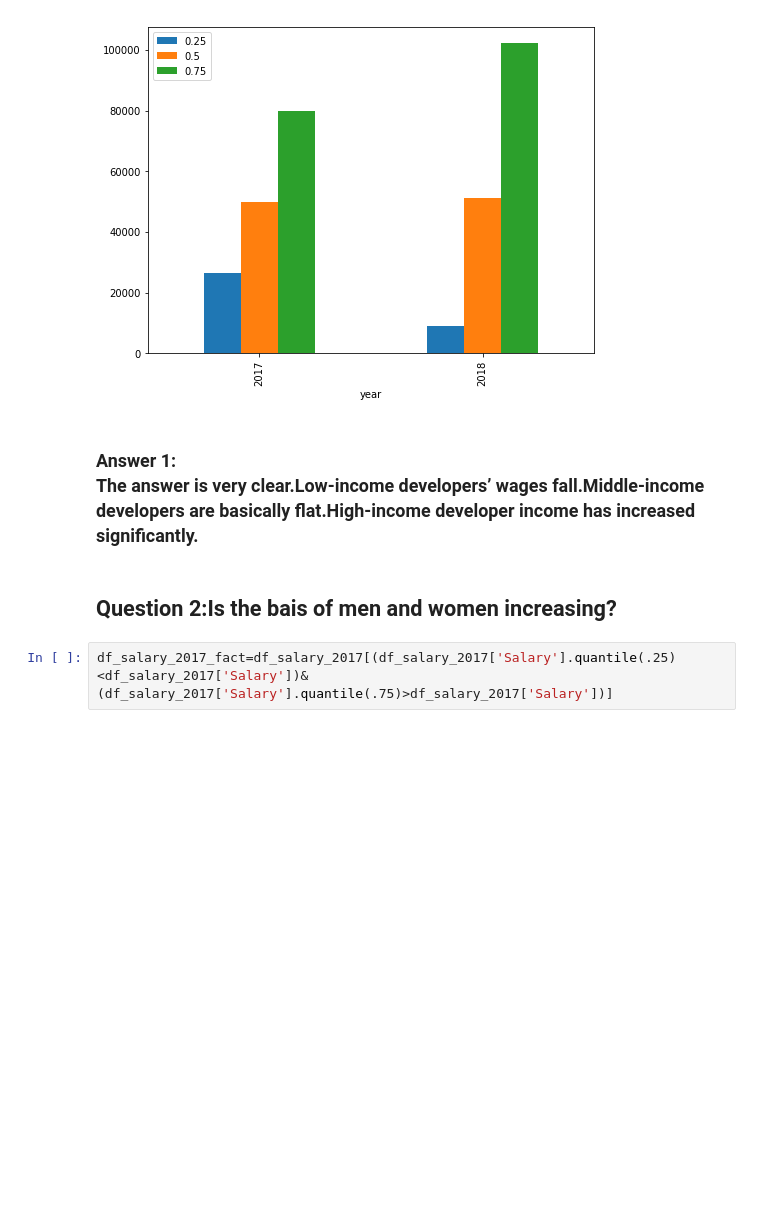
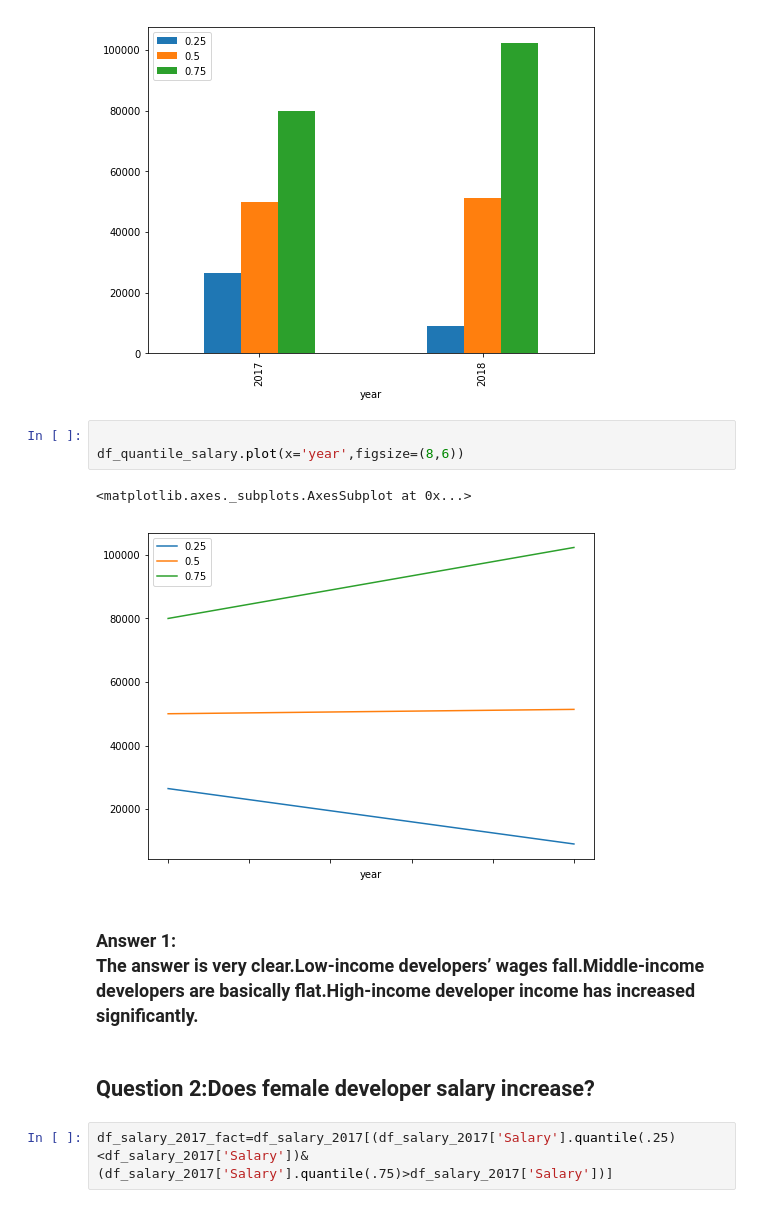
Before and after one commit to xueweiyema/xueweiyema.github.io, a Jupyter notebook: SalaryTrend.ipynb, the cells around one changed output. Drawn from its saved outputs; the diff is of its cells as text; blank space fills up the shorter version.

```diff
--- a/SalaryTrend.ipynb
+++ b/SalaryTrend.ipynb
@@ -192,10 +192,16 @@ df_quantile_salary.plot(kind='bar',x='year',figsize=(8,6))
 <matplotlib.axes._subplots.AxesSubplot at 0x...>
 <Figure size 432x288 with 0 Axes>
 [figure]
+# %%
+
+df_quantile_salary.plot(x='year',figsize=(8,6))
+# %% [output]
+<matplotlib.axes._subplots.AxesSubplot at 0x...>
+[figure, added]
 # %% [markdown]
 ###  Answer 1:<br>The answer is very clear.Low-income developers’ wages fall.Middle-income developers are basically flat.High-income developer income has increased significantly.
-# %% [markdown]
-## Question 2:Is the bais of men and women increasing?
+# %% [markdown]
+## Question 2:Does female developer salary increase?
 # %%
 df_salary_2017_fact=df_salary_2017[(df_salary_2017['Salary'].quantile(.25)<df_salary_2017['Salary'])&(df_salary_2017['Salary'].quantile(.75)>df_salary_2017['Salary'])]
 # %%
```
Also changed, not shown: parts of 6 cells of this notebook, 8 other files.
